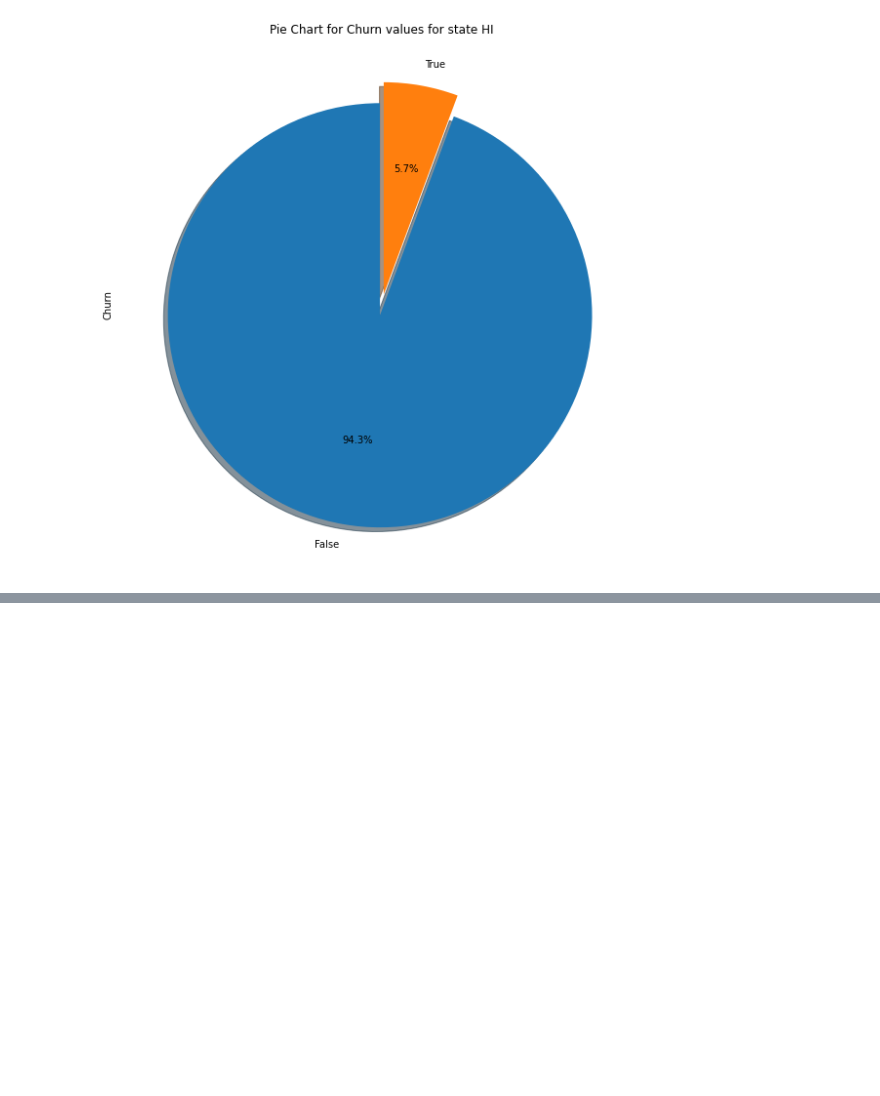
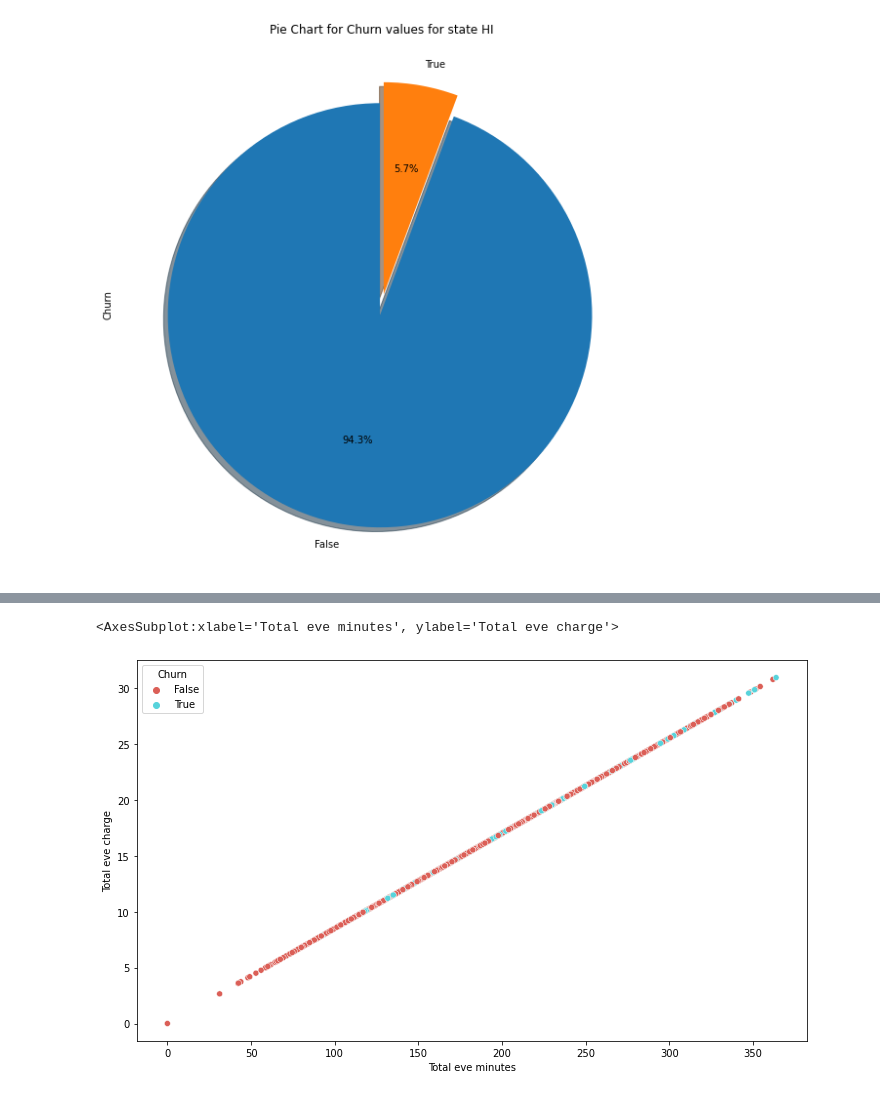
Before and after one commit to Anant-DS/EDA--Telecom_churn, a Jupyter notebook: Telecom churn analysis_AP.ipynb, the cells around one changed output, grey strips where cells are left out. Drawn from its saved outputs; the diff is of its cells as text; code cells hidden in the pictures; blank space fills up the shorter version.

```diff
--- a/Telecom churn analysis_AP.ipynb
+++ b/Telecom churn analysis_AP.ipynb
@@ -177,0 +217,5 @@ plt.show()
+# %%
+sns.scatterplot(x="Total eve minutes", y="Total eve charge", hue="Churn", data= df,palette='hls')
+# %% [output]
+<AxesSubplot:xlabel='Total eve minutes', ylabel='Total eve charge'>
+[figure, added]
```
Also changed, not shown: parts of 9 cells of this notebook.
